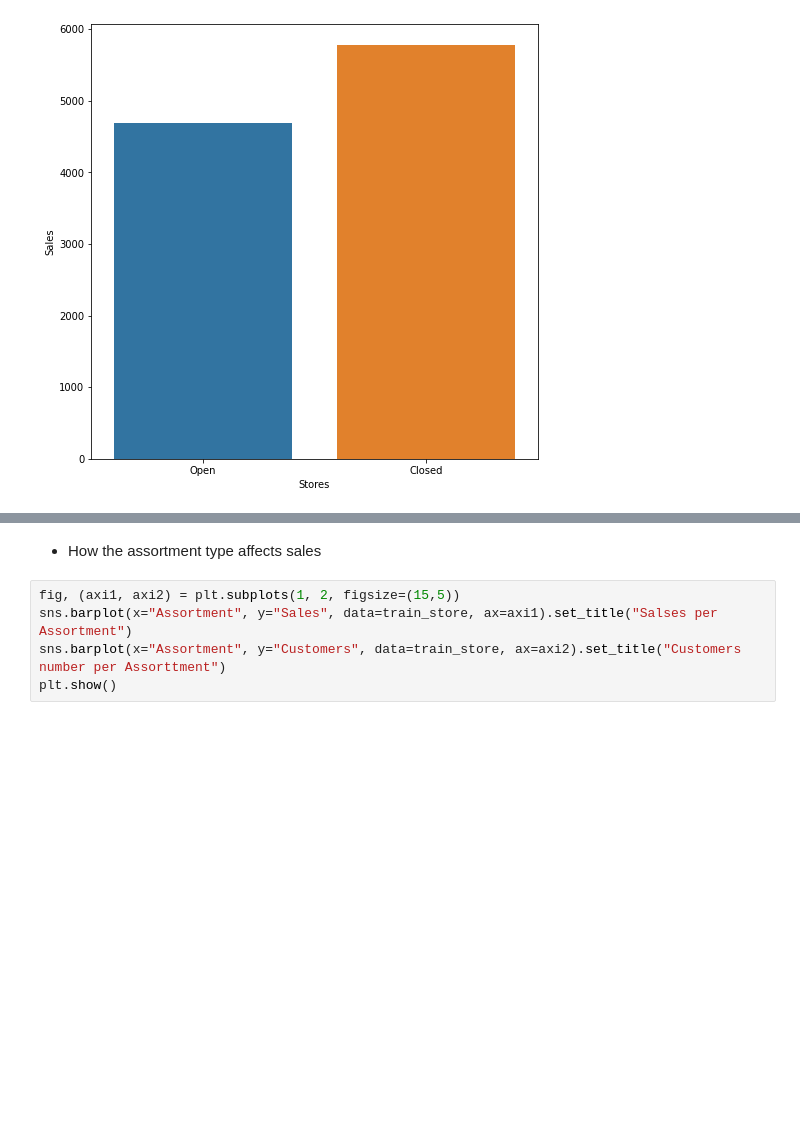
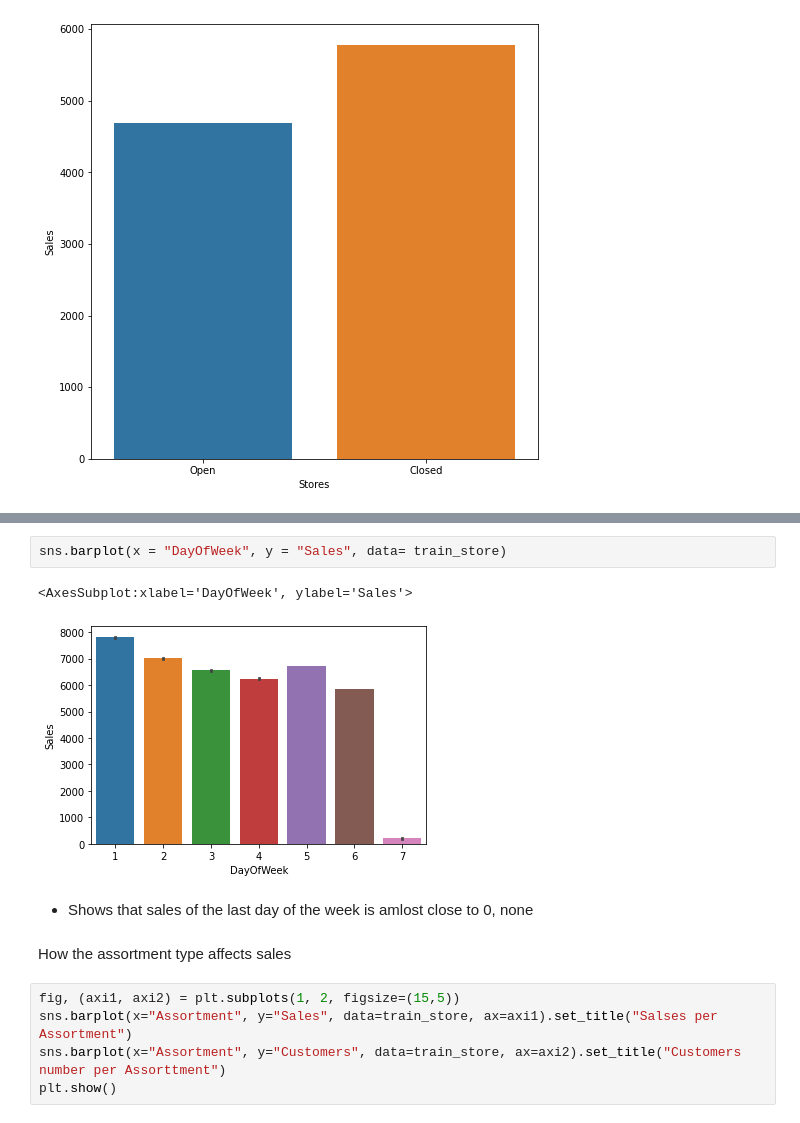
Before and after one commit to nardoshood/Pharmaceutical-Sales-Prediction, a Jupyter notebook: notebooks/data_exploration.ipynb, the cells around one changed output, grey strips where cells are left out. Drawn from its saved outputs; the diff is of its cells as text; blank space fills up the shorter version.

```diff
--- a/notebooks/data_exploration.ipynb
+++ b/notebooks/data_exploration.ipynb
@@ -241,5 +253,12 @@ Per-store sales for closed stores:  5783.965386603743
+# %%
+sns.barplot(x = "DayOfWeek", y = "Sales", data= train_store)
+# %% [output]
+<AxesSubplot:xlabel='DayOfWeek', ylabel='Sales'>
+[figure, added]
+# %% [markdown]
+- Shows that sales of the last day of the week is amlost close to 0, none
 # %% [markdown]
-- How the assortment type affects sales
+ How the assortment type affects sales
 # %%
 fig, (axi1, axi2) = plt.subplots(1, 2, figsize=(15,5))
 sns.barplot(x="Assortment", y="Sales", data=train_store, ax=axi1).set_title("Salses per Assortment")
```
Also changed, not shown: parts of 4 cells of this notebook, 1 other file.
